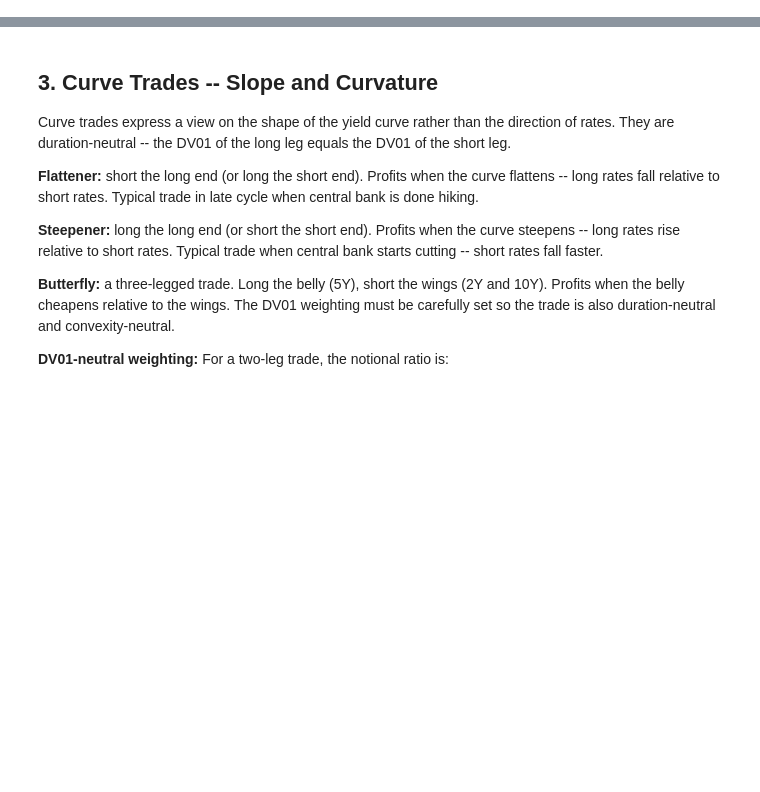
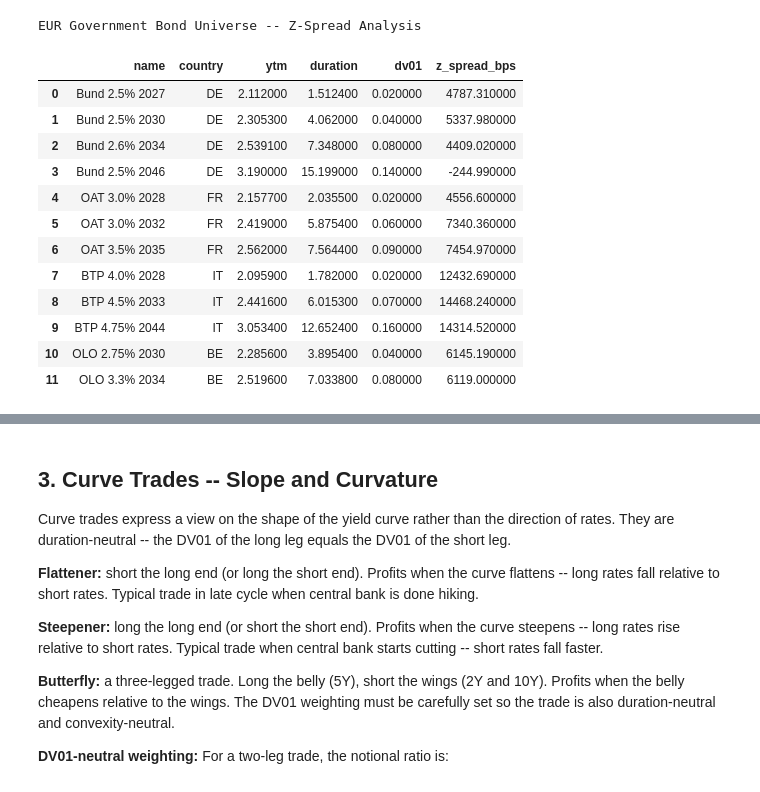
Before and after one commit to mrspatbile/quant-risk-engine, a Jupyter notebook: notebooks/02_asset_pricing/08_fi_strategy_rv.ipynb, the cells around one changed output, grey strips where cells are left out. Saved outputs shown, nothing was run; the diff lists cells and outputs as text; code cells hidden in the pictures; blank space fills up the shorter version.

```diff
--- a/notebooks/02_asset_pricing/08_fi_strategy_rv.ipynb
+++ b/notebooks/02_asset_pricing/08_fi_strategy_rv.ipynb
@@ -192,6 +252,7 @@ DV01 is equal on both legs.
 # Prices are set at approximate market levels as of the valuation date.
 # In production these would come from a pricing service (Bloomberg, Refinitiv).
 
+# hard coded inputs for demonstration -- in production these would come from a data source
 gov_bonds = [
     # Germany (Bund) -- benchmark, tightest spreads
     {'name': 'Bund 2.5% 2027',   'isin': 'DE0001102572', 'country': 'DE', 'coupon': 2.50, 'issue': '2024-10-18', 'maturity': '2027-10-18', 'clean_price': 99.85},
@@ -214,34 +275,54 @@ gov_bonds = [
 gov_bonds_df = pd.DataFrame(gov_bonds)
 
 # ── price each bond and compute z-spread ─────────────────────────────────────
+
+# create QuantLib bond objects
 results = []
 for _, row in gov_bonds_df.iterrows():
     bond = Bond(
         isin          = row['isin'],
         face_value    = 100,
         coupon_rate   = row['coupon'],
         issue_date    = row['issue'],
         maturity_date = row['maturity'],
     )
+
+    # price the bond using the OIS curve as discounting
     p        = bond.price(ois_curve)
     duration = p['duration']
     dv01     = bond.dv01(ois_curve)
     z_spread = bond.z_spread(row['clean_price'], ois_curve)
     ytm      = p['ytm']
 
+    # collect results
     results.append({
         'name':      row['name'],
         'country':   row['country'],
         'maturity':  row['maturity'],
         'coupon':    row['coupon'],
         'clean_price': row['clean_price'],
         'ytm':       ytm,
         'duration':  duration,
         'dv01':      dv01,
         'z_spread_bps': z_spread * 100,
     })
 
 rv_df = pd.DataFrame(results)
 
 print("EUR Government Bond Universe -- Z-Spread Analysis")
-print(rv_df[['name','country','ytm','duration','dv01','z_spread_bps']].to_string(index=False))
+rv_df[['name','country','ytm','duration','dv01','z_spread_bps']]
+# %% [output]
+EUR Government Bond Universe -- Z-Spread Analysis
+|  | name | country | ytm | duration | dv01 | z_spread_bps |
+| 0 | Bund 2.5% 2027 | DE | 2.112000 | 1.512400 | 0.020000 | 4787.310000 |
+| 1 | Bund 2.5% 2030 | DE | 2.305300 | 4.062000 | 0.040000 | 5337.980000 |
+| 2 | Bund 2.6% 2034 | DE | 2.539100 | 7.348000 | 0.080000 | 4409.020000 |
+| 3 | Bund 2.5% 2046 | DE | 3.190000 | 15.199000 | 0.140000 | -244.990000 |
+| 4 | OAT 3.0% 2028 | FR | 2.157700 | 2.035500 | 0.020000 | 4556.600000 |
+| 5 | OAT 3.0% 2032 | FR | 2.419000 | 5.875400 | 0.060000 | 7340.360000 |
+| 6 | OAT 3.5% 2035 | FR | 2.562000 | 7.564400 | 0.090000 | 7454.970000 |
+| 7 | BTP 4.0% 2028 | IT | 2.095900 | 1.782000 | 0.020000 | 12432.690000 |
+| 8 | BTP 4.5% 2033 | IT | 2.441600 | 6.015300 | 0.070000 | 14468.240000 |
+| 9 | BTP 4.75% 2044 | IT | 3.053400 | 12.652400 | 0.160000 | 14314.520000 |
+| 10 | OLO 2.75% 2030 | BE | 2.285600 | 3.895400 | 0.040000 | 6145.190000 |
+| 11 | OLO 3.3% 2034 | BE | 2.519600 | 7.033800 | 0.080000 | 6119.000000 |
```
Also changed, not shown: parts of 29 cells of this notebook.
